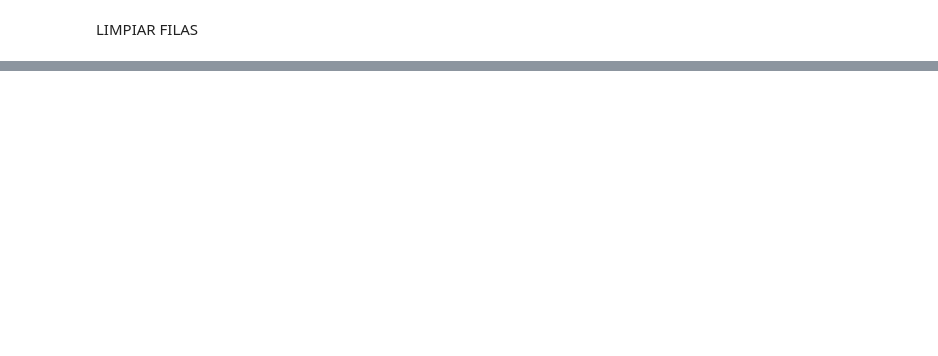
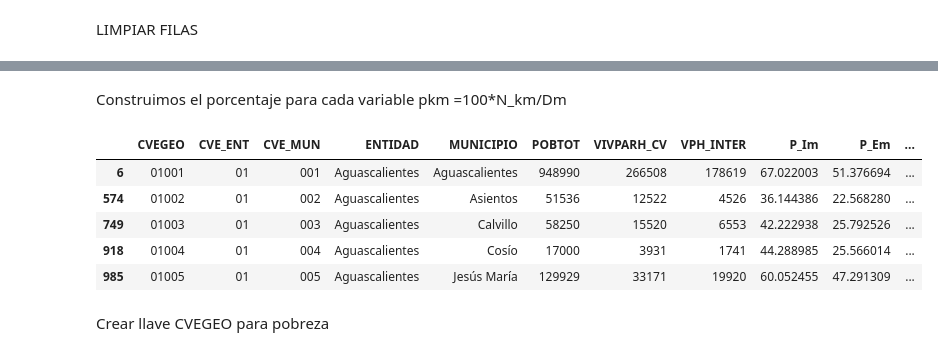
Before and after one commit to bielmarcanum/Proyecto-M7, a Jupyter notebook: LimpiarDatos.ipynb, the cells around one changed output, grey strips where cells are left out. Saved outputs shown, nothing was run; the diff lists cells and outputs as text; code cells hidden in the pictures; blank space fills up the shorter version.

```diff
--- a/LimpiarDatos.ipynb
+++ b/LimpiarDatos.ipynb
@@ -202,0 +207,18 @@ Filas municipales obtenidas (POBREZA): 2469
+# %%
+ITER_municipal["CVE_ENT"] = (
+    ITER_municipal["ENTIDAD"].astype("Int64").astype(str).str.zfill(2)
+)
+
+ITER_municipal["CVE_MUN"] = (
+    ITER_municipal["MUN"].astype("Int64").astype(str).str.zfill(3)
+)
+
+ITER_municipal["CVEGEO"] = (
+    ITER_municipal["CVE_ENT"] + ITER_municipal["CVE_MUN"]
+)
+
+display(
+    ITER_municipal[
+        ["CVEGEO", "NOM_ENT", "NOM_MUN"]
+    ].head(10)
+)
@@ -202,0 +237,45 @@ Filas municipales obtenidas (POBREZA): 2469
+# %% [markdown]
+Construimos el porcentaje para cada variable
+pkm =100*N_km/Dm
+# %%
+for columna in ["VIVPARH_CV", "VPH_INTER", "VPH_PC"]:
+    ITER_municipal[columna] = pd.to_numeric(
+        ITER_municipal[columna].replace({"*": np.nan}),
+        errors="coerce"
+    )
+#Porcentaje de viviendas con internet; componente principal
+ITER_municipal["P_Im"] = (
+    ITER_municipal["VPH_INTER"] / ITER_municipal["VIVPARH_CV"] * 100
+)
+
+#Porcentaje de viviendas con computadora, laptop o tableta; componente principal
+ITER_municipal["P_Em"] = (
+    ITER_municipal["VPH_PC"] / ITER_municipal["VIVPARH_CV"] * 100
+)
+
+
+base_censo = ITER_municipal[
+    [
+        "CVEGEO", "CVE_ENT", "CVE_MUN",
+        "NOM_ENT", "NOM_MUN",
+        "POBTOT",
+        "VIVPARH_CV", "VPH_INTER",
+        "P_Im", "P_Em", "GRAPROES"
+    ]
+].copy()
+
+base_censo = base_censo.rename(columns={
+    "NOM_ENT": "ENTIDAD",
+    "NOM_MUN": "MUNICIPIO"
+})
+
+display(base_censo.head())
+# %% [output]
+|  | CVEGEO | CVE_ENT | CVE_MUN | ENTIDAD | MUNICIPIO | POBTOT | VIVPARH_CV | VPH_INTER | P_Im | P_Em | ... |
+| 6 | 01001 | 01 | 001 | Aguascalientes | Aguascalientes | 948990 | 266508 | 178619 | 67.022003 | 51.376694 | ... |
+| 574 | 01002 | 01 | 002 | Aguascalientes | Asientos | 51536 | 12522 | 4526 | 36.144386 | 22.568280 | ... |
+| 749 | 01003 | 01 | 003 | Aguascalientes | Calvillo | 58250 | 15520 | 6553 | 42.222938 | 25.792526 | ... |
+| 918 | 01004 | 01 | 004 | Aguascalientes | Cosío | 17000 | 3931 | 1741 | 44.288985 | 25.566014 | ... |
+| 985 | 01005 | 01 | 005 | Aguascalientes | Jesús María | 129929 | 33171 | 19920 | 60.052455 | 47.291309 | ... |
+# %% [markdown]
+Crear llave CVEGEO para pobreza
```
Also changed, not shown: parts of 15 cells of this notebook.
